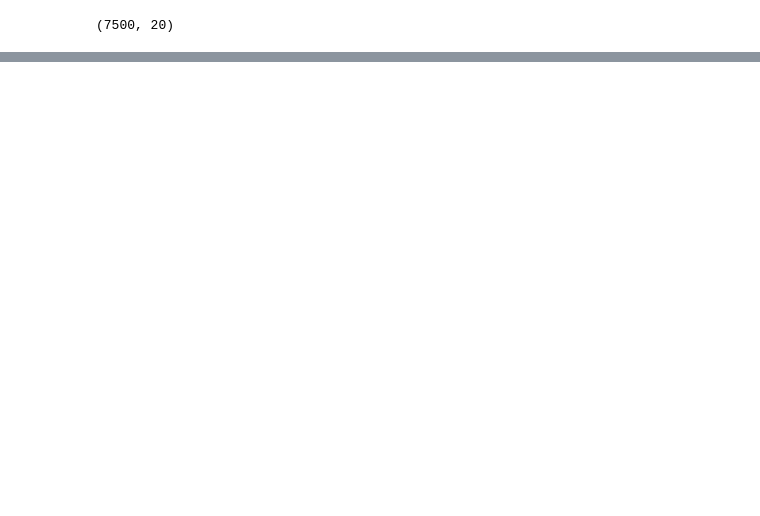
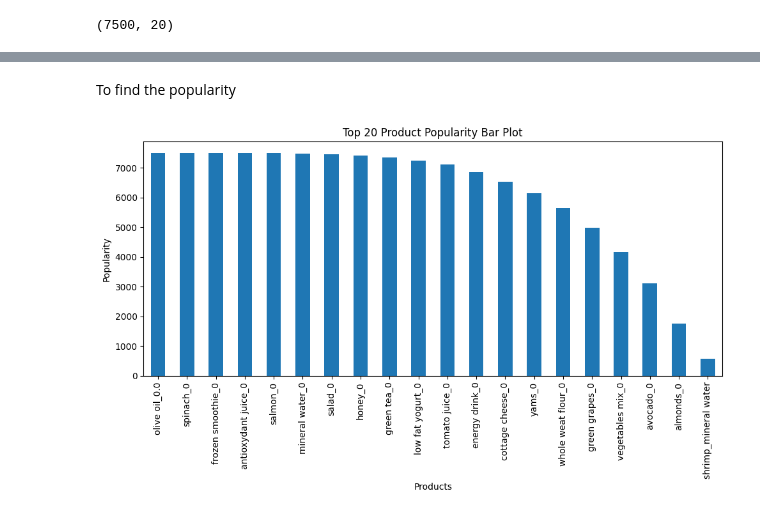
Before and after one commit to Akshithaa25/Machine_Learning_502, a Jupyter notebook: 2348502_ML_LAB_3.ipynb, the cells around one changed output, grey strips where cells are left out. Cells and saved outputs as stored; diff of their text form; code cells hidden in the pictures; blank space fills up the shorter version.

```diff
--- a/2348502_ML_LAB_3.ipynb
+++ b/2348502_ML_LAB_3.ipynb
@@ -77,2 +93,0 @@ from mlxtend.frequent_patterns import association_rules
-# %%
-data['Quantity'] = 1
@@ -98,0 +94,26 @@ data
+# %% [markdown]
+To find the popularity
+# %%
+product_popularity = data.sum()
+# %%
+sorted_product_popularity = product_popularity.sort_values(ascending=False)
+# %%
+top_n = 20
+top_n_products = sorted_product_popularity[:top_n]
+
+plt.figure(figsize=(10, 6))
+
+
+top_n_products.plot(kind='bar')
+
+plt.xlabel('Products')
+plt.ylabel('Popularity')
+plt.title(f'Top {top_n} Product Popularity Bar Plot')
+
+
+plt.xticks(rotation=90)
+
+plt.tight_layout()
+plt.show()
+# %% [output]
+[figure, added]
```
Also changed, not shown: parts of 9 cells of this notebook.
